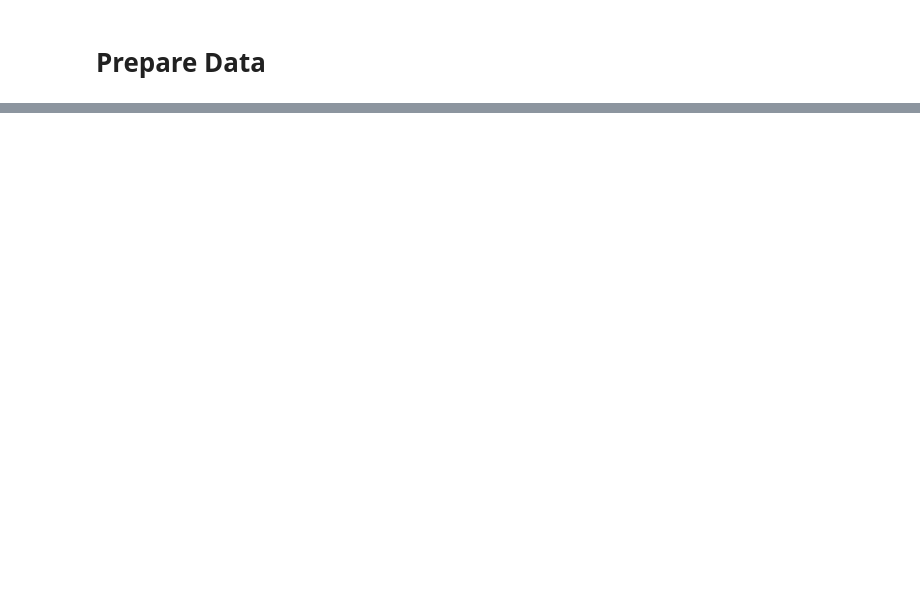
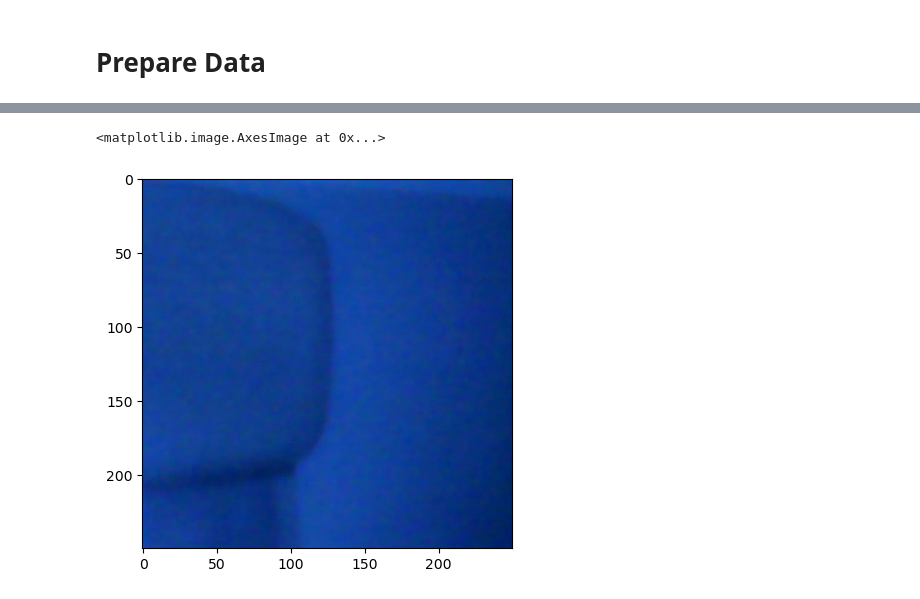
Before and after one commit to Kacper-017/password_manager, a Jupyter notebook: password_manager/model/Facial Verification with a Siamese Network .ipynb, the cells around one changed output, grey strips where cells are left out. Cells and saved outputs as stored; diff of their text form; code cells hidden in the pictures; blank space fills up the shorter version.

```diff
--- a/password_manager/model/Facial Verification with a Siamese Network .ipynb
+++ b/password_manager/model/Facial Verification with a Siamese Network .ipynb
@@ -49,0 +53,31 @@ while cap.isOpened():
+# %%
+# Capture images from webcam
+cap = cv2.VideoCapture(0)
+while cap.isOpened():
+    ret, frame = cap.read()
+
+    # Crop frame to 250x250 to match model input
+    frame = frame[140:140+250, 140:140+250]
+
+    # Collect anchor image
+    if cv2.waitKey(1) & 0xFF == ord('a'):
+        imgname = os.path.join(ANC_PATH, '{}.jpg'.format(uuid.uuid1()))
+        cv2.imwrite(imgname, frame)
+
+    # Collect positive image
+    if cv2.waitKey(1) & 0xFF == ord('p'):
+        imgname = os.path.join(POS_PATH, '{}.jpg'.format(uuid.uuid1()))
+        cv2.imwrite(imgname, frame)
+
+    # Press q to quit
+    if cv2.waitKey(1) & 0xFF == ord('q'):
+        break
+
+    # Show image back to screen
+    cv2.imshow('frame', frame)
+
+# Release capture
+cap.release()
+
+# Close all windows
+cv2.destroyAllWindows()
@@ -49,0 +86,5 @@ while cap.isOpened():
+# %%
+plt.imshow(frame)
+# %% [output]
+<matplotlib.image.AxesImage at 0x...>
+[figure, added]
```
Also changed, not shown: parts of 5 cells of this notebook, 3 other files.
